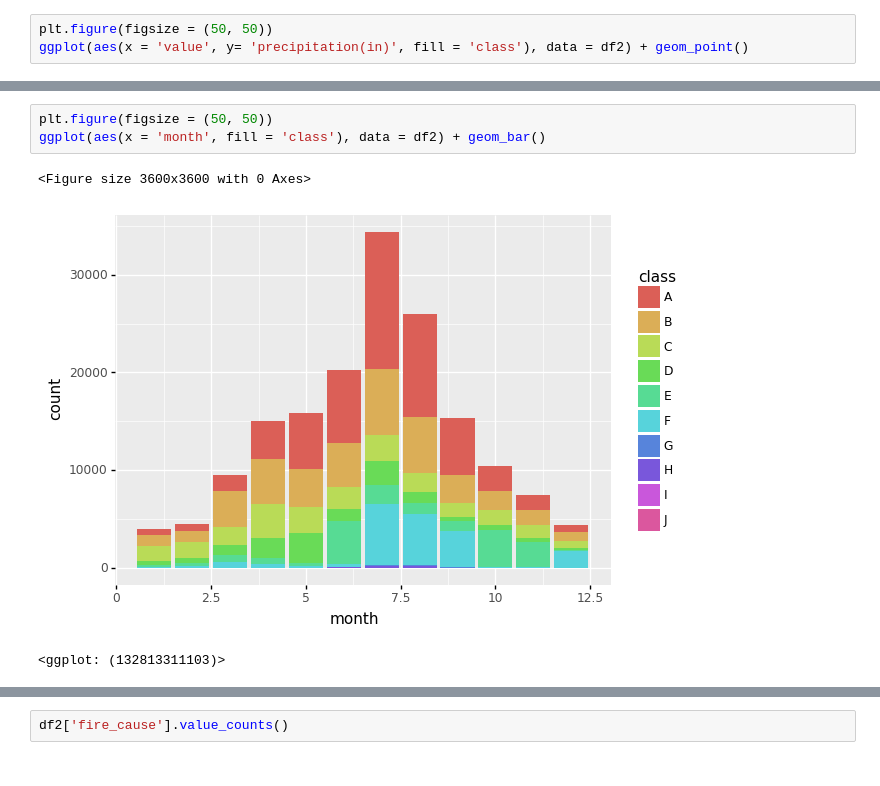
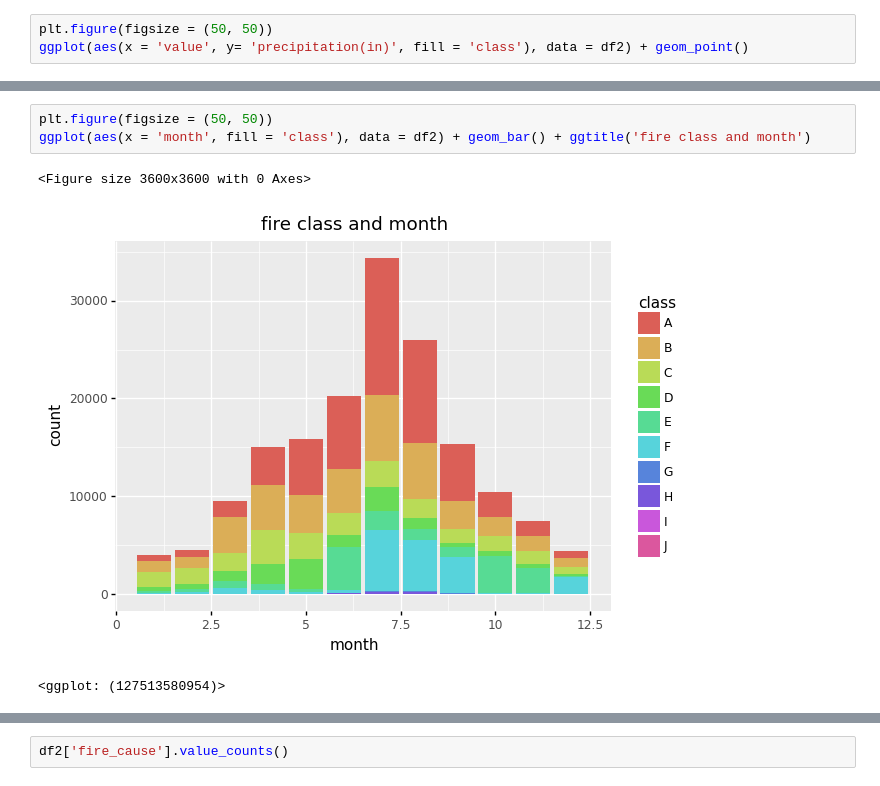
Before and after one commit to HOWBZR/Fire_Repo, a Jupyter notebook: eda.ipynb, the cells around one changed output, grey strips where cells are left out. Cells and saved outputs as stored; diff of their text form.

```diff
--- a/eda.ipynb
+++ b/eda.ipynb
@@ -96,9 +128,9 @@ ggplot(aes(x = 'year', fill = 'class'), data = df2) + geom_bar()
 # %%
 plt.figure(figsize = (50, 50))
-ggplot(aes(x = 'month', fill = 'class'), data = df2) + geom_bar()
+ggplot(aes(x = 'month', fill = 'class'), data = df2) + geom_bar() + ggtitle('fire class and month')
 # %% [output]
 <Figure size 3600x3600 with 0 Axes>
-[figure, old version]
+[figure, new version]
-<ggplot: (132813311103)>
+<ggplot: (127513580954)>
 # %%
 df2['origin_county'].value_counts().head(15)
```
Also changed, not shown: parts of 8 cells of this notebook, 2 other files.
